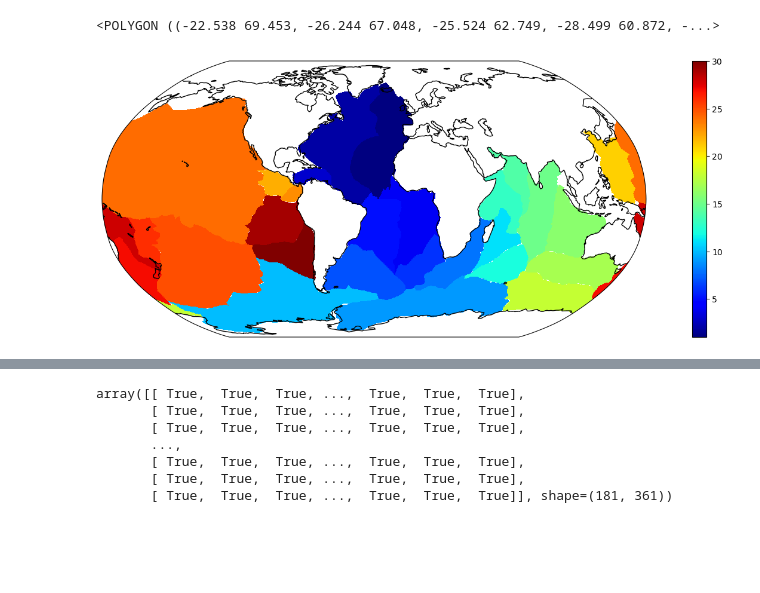
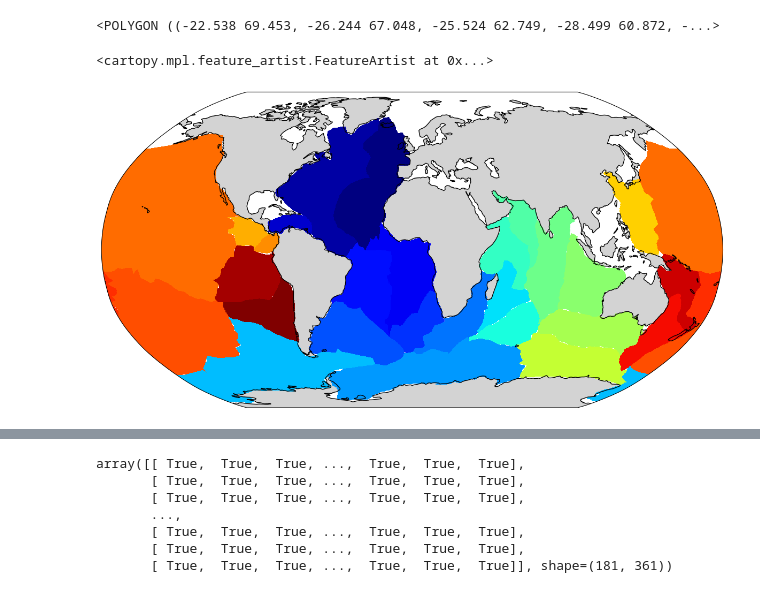
Before and after one commit to PedroVelez/GlobalOceanAnalysisWOCE, a Jupyter notebook: CreaCuencas/CreateMask.ipynb, the cells around one changed output, grey strips where cells are left out. Saved outputs shown, nothing was run; the diff lists cells and outputs as text; code cells hidden in the pictures; blank space fills up the shorter version.

```diff
--- a/CreaCuencas/CreateMask.ipynb
+++ b/CreaCuencas/CreateMask.ipynb
@@ -105,35 +105,17 @@ for file, vZ in filesP.items():
     demPolygon = Polygon(np.column_stack((df.lon, df.lat)))
     mask = contains_xy(demPolygon, lon_grid, lat_grid)
     Z[mask] = vZ
-# %%
-
-Z_filled = Z.copy()
-
-for j in range(1, Z.shape[1]-1):  # evitamos bordes
-    nan_mask = np.isnan(Z[:, j])
-
-    # NaN con vecinos válidos a izquierda y derecha
-    valid_left  = ~np.isnan(Z[:, j-1])
-    valid_right = ~np.isnan(Z[:, j+1])
-
-    # solo NaNs aislados
-    mask = nan_mask & valid_left & valid_right
-
-    # rellenar (elige cómo)
-    Z_filled[mask, j] = Z[mask, j-1]
-
-Z=Z_filled
 # %%
-fig, ax = plt.subplots(figsize=(20,6),
-    subplot_kw={'projection': ccrs.Robinson(central_longitude=-30)})
+fig, ax = plt.subplots(figsize=(15,10),
+    subplot_kw={'projection': ccrs.Robinson(central_longitude=0)})
 
-ax.set_global()
-ax.coastlines()
 pcm = ax.pcolormesh(lon_grid, lat_grid, Z,transform=ccrs.PlateCarree(),
                     cmap='jet')
 
-ax.add_feature(cfeature.LAND, facecolor='white')
-
-cbar = fig.colorbar(pcm, ax=ax)
+ax.set_global()
+ax.coastlines(resolution='110m')
+ax.add_feature(cfeature.LAND, facecolor='lightgray')
+#cbar = fig.colorbar(pcm, ax=ax)
 # %% [output]
+<cartopy.mpl.feature_artist.FeatureArtist at 0x...>
-[figure, old version]
+[figure, new version]
```
Also changed, not shown: parts of 2 cells of this notebook, 1 other file.
